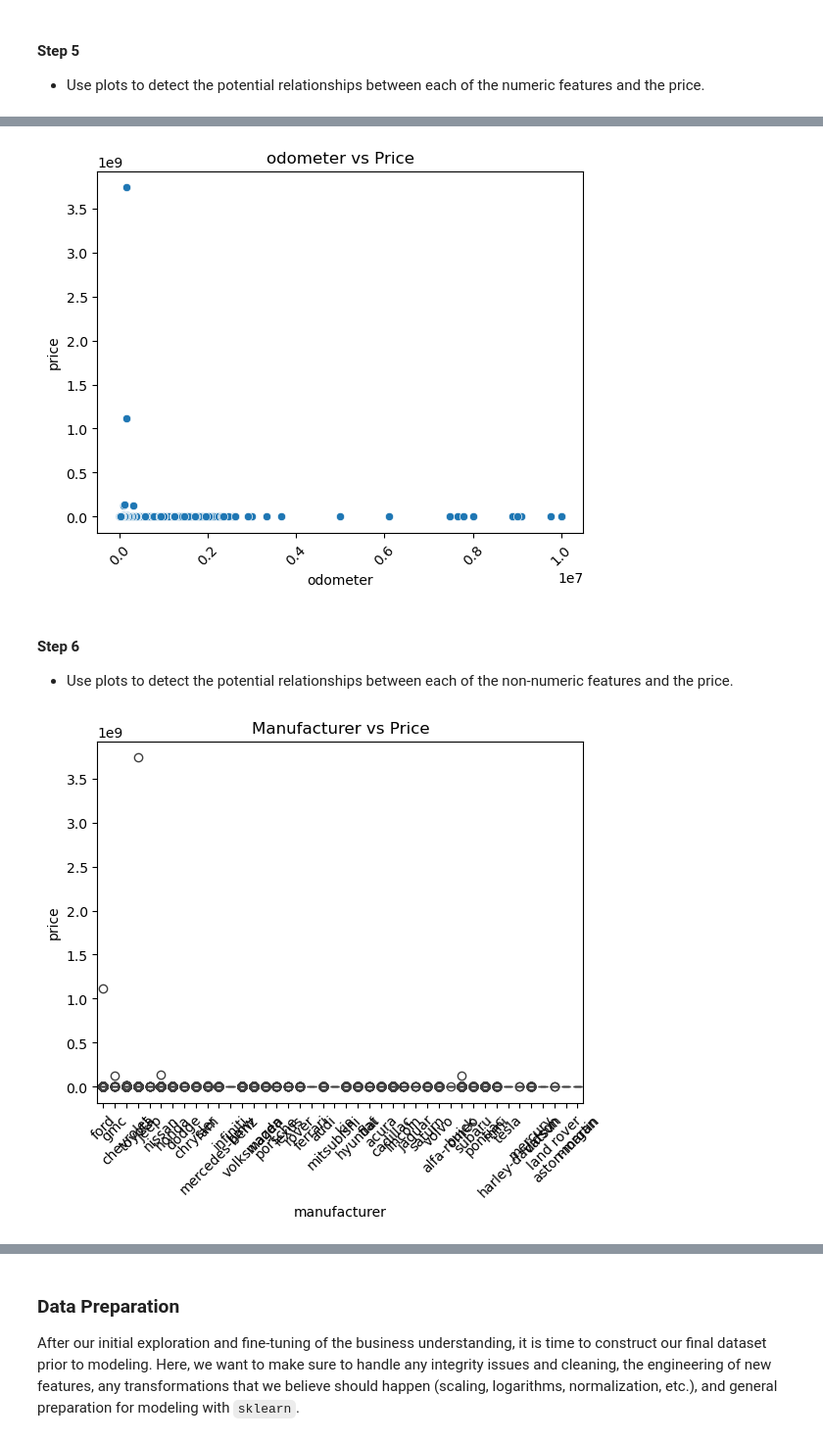
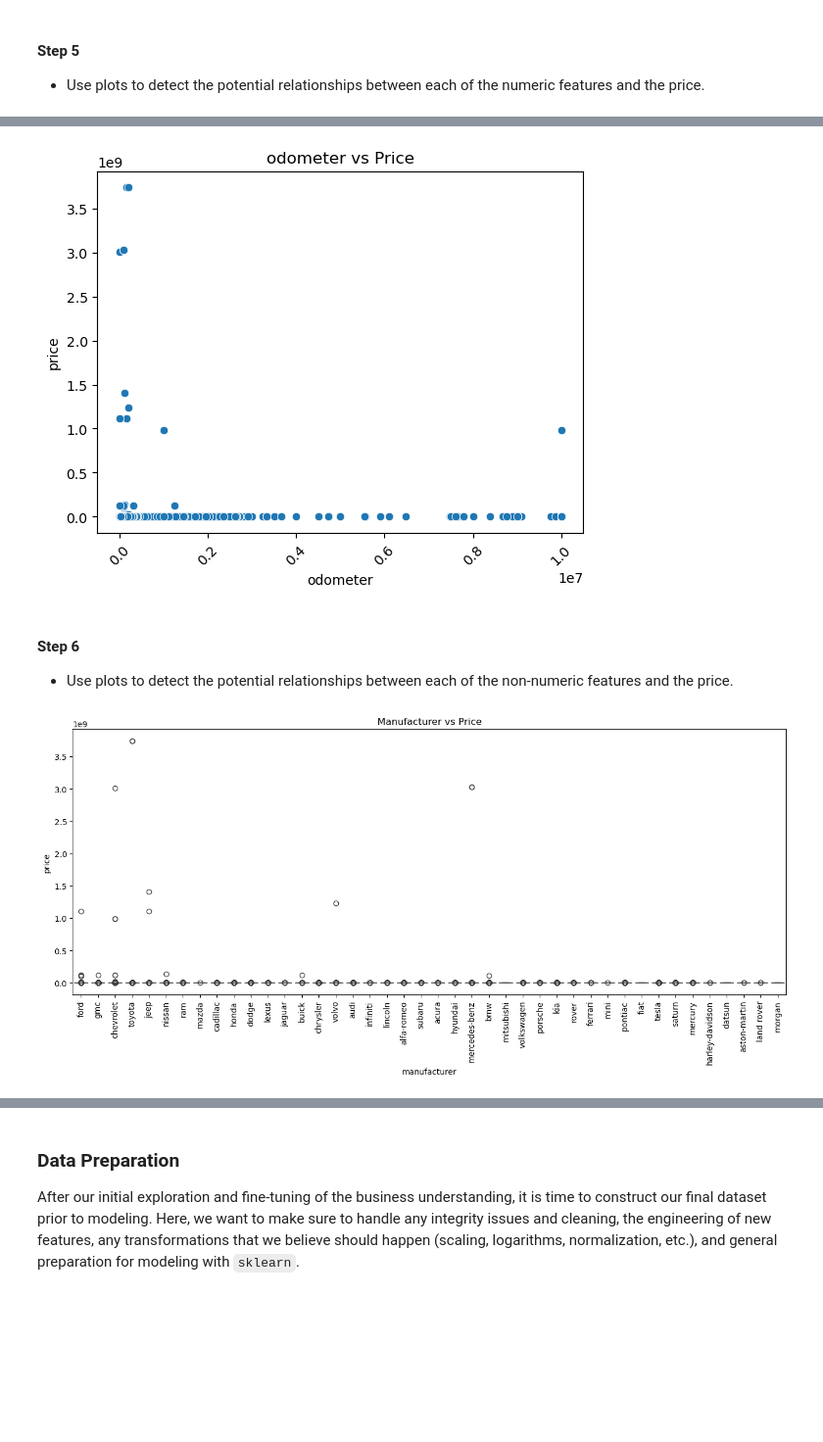
Before and after one commit to jeffhonghou/used_car_analysis, a Jupyter notebook: prompt_II.ipynb, the cells around one changed output, grey strips where cells are left out. Shown at 98% size. Saved outputs shown, nothing was run; the diff lists cells and outputs as text; code cells hidden in the pictures; blank space fills up the shorter version.

Commit message:
User imputer to fill nulls

```diff
--- a/prompt_II.ipynb
+++ b/prompt_II.ipynb
@@ -124,4 +124,2 @@ dtype: float64
 # %%
-df_dropped = df.drop(columns=['size','VIN','id','region','model','state'])
-df_clean = df_dropped.dropna()
-df_clean.info()
+df_dropped = df.drop(columns=['size','id','VIN','region','model'])
@@ -147,0 +129,2 @@ memory usage: 11.6+ MB
+# %%
+df_dropped = df_dropped[df_dropped['price'] != 0]
@@ -147,0 +134,6 @@ memory usage: 11.6+ MB
+# %%
+imputer = SimpleImputer(strategy='most_frequent')
+df_clean = pd.DataFrame(imputer.fit_transform(df_dropped), columns=df_dropped.columns)
+for col in df_dropped.columns:
+    df_clean[col] = df_clean[col].astype(df_dropped[col].dtype)
+df_clean.info()
@@ -161,17 +174,18 @@ plt.title('odometer vs Price')
 plt.xticks(rotation = 45)
 plt.show()
 # %% [output]
-[figure, old version]
+[figure, new version]
 # %% [markdown]
 #### Step 6
 - Use plots to detect the potential relationships between each of the non-numeric features and the price.
 # %%
+plt.figure(figsize=(16, 6))
 sns.boxplot(data=df_clean, x='manufacturer',y='price')
 plt.title('Manufacturer vs Price')
-plt.xticks(rotation = 45)
+plt.xticks(rotation = 90)
 plt.show()
 # %% [output]
-[figure, old version]
+[figure, new version]
 # %%
 sns.boxplot(data=df_clean, x='condition',y='price')
 plt.title('Condition vs Price')
```
Also changed, not shown: parts of 29 cells of this notebook, 1 other file.
